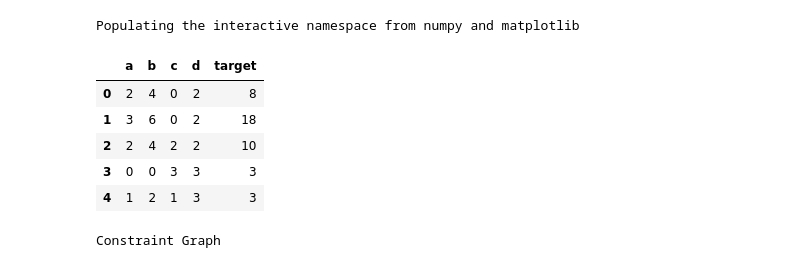
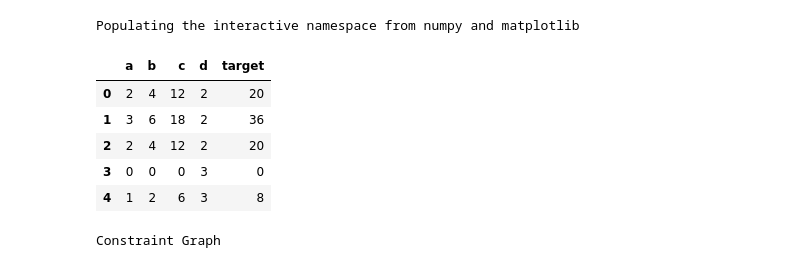
Before and after one commit to cafe-com-analytics/stock_market_index_daily_direction, a Jupyter notebook: notebooks/testing_pomegranate.ipynb, the cells around one changed output. Saved outputs shown, nothing was run; the diff lists cells and outputs as text; code cells hidden in the pictures.

```diff
--- a/notebooks/testing_pomegranate.ipynb
+++ b/notebooks/testing_pomegranate.ipynb
@@ -30,19 +30,20 @@ Populating the interactive namespace from numpy and matplotlib
 # %%
 np.random.seed(42)
 
 X = np.random.randint(4, size=(1000, 5))
 X[:, 1] = X[:, 0]*2
+X[:, 2] = X[:, 1]*3
 X[:, -1] = X[:, 0]*X[:, 1]+X[:, 2]
 X = pd.DataFrame(X, columns=['a', 'b', 'c', 'd', 'target'])
 
 X.head()
 # %% [output]
 |  | a | b | c | d | target |
-| 0 | 2 | 4 | 0 | 2 | 8 |
-| 1 | 3 | 6 | 0 | 2 | 18 |
-| 2 | 2 | 4 | 2 | 2 | 10 |
-| 3 | 0 | 0 | 3 | 3 | 3 |
-| 4 | 1 | 2 | 1 | 3 | 3 |
+| 0 | 2 | 4 | 12 | 2 | 20 |
+| 1 | 3 | 6 | 18 | 2 | 36 |
+| 2 | 2 | 4 | 12 | 2 | 20 |
+| 3 | 0 | 0 | 0 | 3 | 0 |
+| 4 | 1 | 2 | 6 | 3 | 8 |
 # %%
 a = networkx.DiGraph()
 
```
Also changed, not shown: parts of 4 cells of this notebook, 2 other files.
